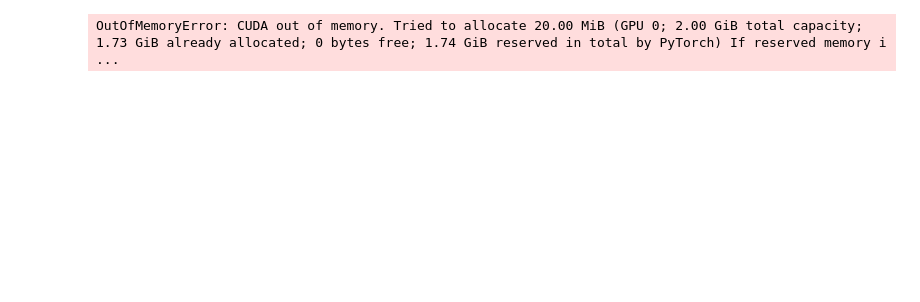
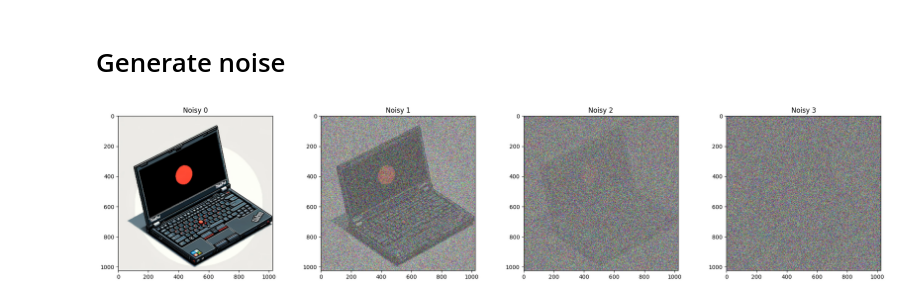
Before and after one commit to LJaremek/diffusion_model, a Jupyter notebook: main.ipynb, the cells around one changed output. Cells and saved outputs as stored; diff of their text form; code cells hidden in the pictures; blank space fills up the shorter version.

Commit message:
try implement diff model

```diff
--- a/main.ipynb
+++ b/main.ipynb
@@ -169,7 +13,2 @@ def train(
-# %%
-model = UNet(n_channels=3, n_classes=1)
-model.to(device)
-
-train(model, train_loader, epochs=50)
-# %% [output]
-OutOfMemoryError: CUDA out of memory. Tried to allocate 20.00 MiB (GPU 0; 2.00 GiB total capacity; 1.73 GiB already allocated; 0 bytes free; 1.74 GiB reserved in total by PyTorch) If reserved memory i ...
+# %% [markdown]
+# Generate noise
@@ -175,0 +17,6 @@ OutOfMemoryError: CUDA out of memory. Tried to allocate 20.00 MiB (GPU 0; 2.00 G
+# %%
+image = load_image("images/ThinkPad_1024.png")
+
+draw_noise_evolution(image, 4, 1.8, "images/noise.png")
+# %% [output]
+[figure, added]
```
Also changed, not shown: parts of 20 cells of this notebook, 3 other files.
